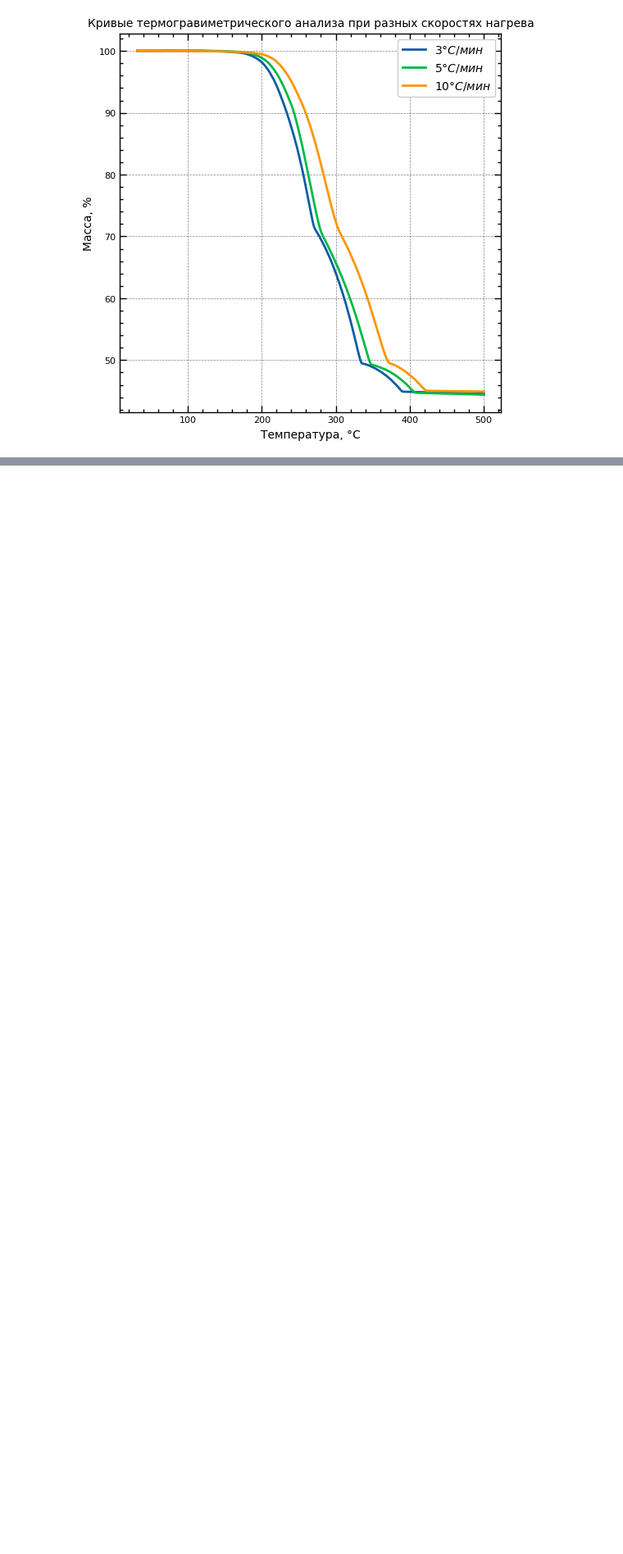
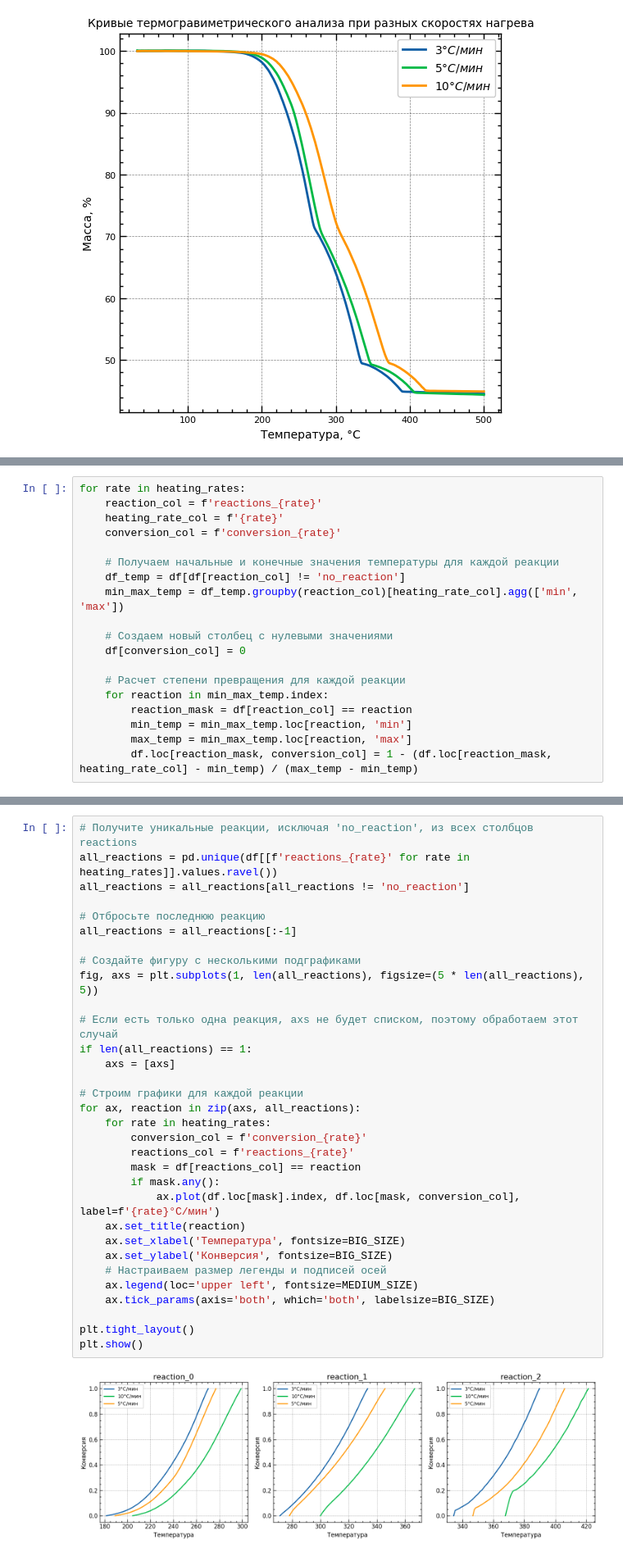
Before and after one commit to kdavjd/isoconversion_study_of_reaction_kinetics, a Jupyter notebook: isoconversion.ipynb, the cells around one changed output, grey strips where cells are left out. Shown at 82% size. Saved outputs shown, nothing was run; the diff lists cells and outputs as text; blank space fills up the shorter version.

```diff
--- a/isoconversion.ipynb
+++ b/isoconversion.ipynb
@@ -194,0 +183,19 @@ plt.show()
+# %%
+for rate in heating_rates:
+    reaction_col = f'reactions_{rate}'
+    heating_rate_col = f'{rate}'
+    conversion_col = f'conversion_{rate}'
+
+    # Получаем начальные и конечные значения температуры для каждой реакции
+    df_temp = df[df[reaction_col] != 'no_reaction']
+    min_max_temp = df_temp.groupby(reaction_col)[heating_rate_col].agg(['min', 'max'])
+
+    # Создаем новый столбец с нулевыми значениями
+    df[conversion_col] = 0
+
+    # Расчет степени превращения для каждой реакции
+    for reaction in min_max_temp.index:
+        reaction_mask = df[reaction_col] == reaction
+        min_temp = min_max_temp.loc[reaction, 'min']
+        max_temp = min_max_temp.loc[reaction, 'max']
+        df.loc[reaction_mask, conversion_col] = 1 - (df.loc[reaction_mask, heating_rate_col] - min_temp) / (max_temp - min_temp)
@@ -194,0 +219,34 @@ plt.show()
+# %%
+# Получите уникальные реакции, исключая 'no_reaction', из всех столбцов reactions
+all_reactions = pd.unique(df[[f'reactions_{rate}' for rate in heating_rates]].values.ravel())
+all_reactions = all_reactions[all_reactions != 'no_reaction']
+
+# Отбросьте последнюю реакцию
+all_reactions = all_reactions[:-1]
+
+# Создайте фигуру с несколькими подграфиками
+fig, axs = plt.subplots(1, len(all_reactions), figsize=(5 * len(all_reactions), 5))
+
+# Если есть только одна реакция, axs не будет списком, поэтому обработаем этот случай
+if len(all_reactions) == 1:
+    axs = [axs]
+
+# Строим графики для каждой реакции
+for ax, reaction in zip(axs, all_reactions):
+    for rate in heating_rates:
+        conversion_col = f'conversion_{rate}'
+        reactions_col = f'reactions_{rate}'
+        mask = df[reactions_col] == reaction
+        if mask.any():
+            ax.plot(df.loc[mask].index, df.loc[mask, conversion_col], label=f'{rate}°С/мин')
+    ax.set_title(reaction)
+    ax.set_xlabel('Температура', fontsize=BIG_SIZE)
+    ax.set_ylabel('Конверсия', fontsize=BIG_SIZE)
+    # Настраиваем размер легенды и подписей осей
+    ax.legend(loc='upper left', fontsize=MEDIUM_SIZE)
+    ax.tick_params(axis='both', which='both', labelsize=BIG_SIZE)
+
+plt.tight_layout()
+plt.show()
+# %% [output]
+[figure, added]
```
Also changed, not shown: parts of 11 cells of this notebook.
